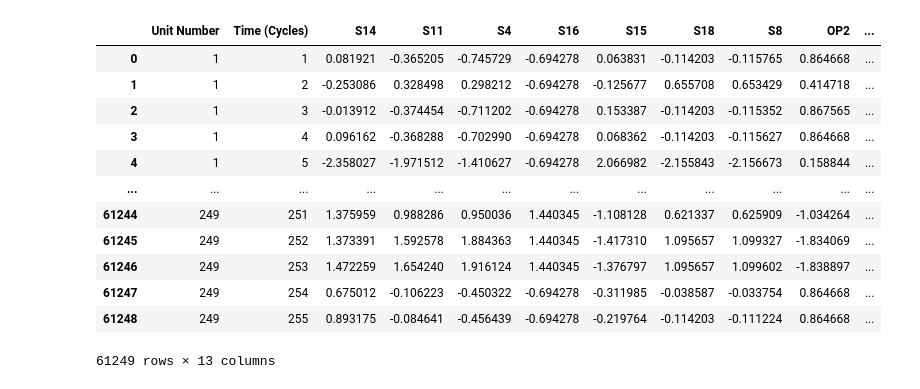
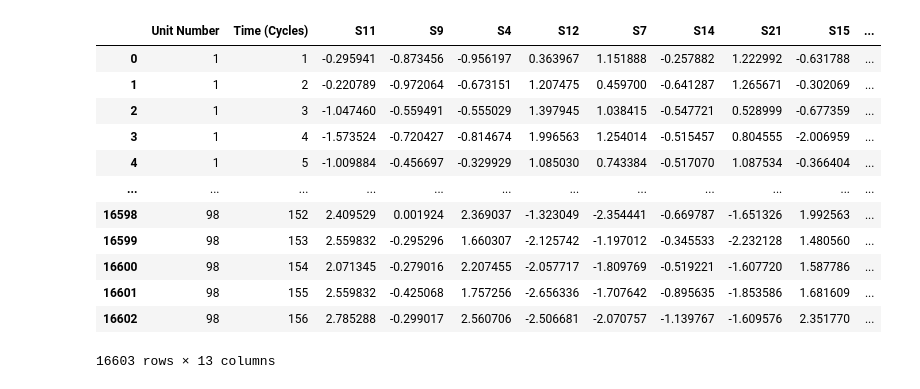
Before and after one commit to Lydia2000/MDS-Term-project, a Jupyter notebook: test.ipynb, the cells around one changed output. Drawn from its saved outputs; the diff is of its cells as text; code cells hidden in the pictures.

```diff
--- a/test.ipynb
+++ b/test.ipynb
@@ -1,9 +1,6 @@
 # %%
-from preprocessing_pca import fit_pca
-from data_helpers import DataHolder
+from data_helpers import fit_pca
 
-data = DataHolder()
-train_datasets, test_datasets, expected_RUL_datasets = data.get()
-
-feature = fit_pca(train_datasets, test_datasets, expected_RUL_datasets)
-train_datasets, test_datasets, expected_RUL_datasets = feature.result_df()
+feature = fit_pca()
+train_datasets, validation_datasets, test_datasets, expected_RUL_datasets = feature.result_df()
+train_datasets[0]
@@ -52,9 +79,6 @@ test_datasets[3]
 # %%
-from data_helpers import DataHolder
-from preprocessing_ElasticNet import fit_ElasticNet
+from data_helpers import fit_ElasticNet
 
-data = DataHolder()
-train_datasets, test_datasets, expected_RUL_datasets = data.get()
-
-feature = fit_ElasticNet(train_datasets, test_datasets, expected_RUL_datasets)
-train_datasets, test_datasets, expected_RUL_datasets = feature.result_df()
+feature = fit_ElasticNet()
+train_datasets, validation_datasets, test_datasets, expected_RUL_datasets = feature.result_df()
+train_datasets[0]
@@ -62,18 +100,18 @@ train_datasets, test_datasets, expected_RUL_datasets = feature.result_df()
 for i in range(4):
     train_datasets[i] = Calculate_RUL(train_datasets[i])
 # %%
-train_datasets[3]
+train_datasets[0]
 # %% [output]
-|  | Unit Number | Time (Cycles) | S14 | S11 | S4 | S16 | S15 | S18 | S8 | OP2 | ... |
-| 0 | 1 | 1 | 0.081921 | -0.365205 | -0.745729 | -0.694278 | 0.063831 | -0.114203 | -0.115765 | 0.864668 | ... |
-| 1 | 1 | 2 | -0.253086 | 0.328498 | 0.298212 | -0.694278 | -0.125677 | 0.655708 | 0.653429 | 0.414718 | ... |
-| 2 | 1 | 3 | -0.013912 | -0.374454 | -0.711202 | -0.694278 | 0.153387 | -0.114203 | -0.115352 | 0.867565 | ... |
-| 3 | 1 | 4 | 0.096162 | -0.368288 | -0.702990 | -0.694278 | 0.068362 | -0.114203 | -0.115627 | 0.864668 | ... |
-| 4 | 1 | 5 | -2.358027 | -1.971512 | -1.410627 | -0.694278 | 2.066982 | -2.155843 | -2.156673 | 0.158844 | ... |
+|  | Unit Number | Time (Cycles) | S11 | S9 | S4 | S12 | S7 | S14 | S21 | S15 | ... |
+| 0 | 1 | 1 | -0.295941 | -0.873456 | -0.956197 | 0.363967 | 1.151888 | -0.257882 | 1.222992 | -0.631788 | ... |
+| 1 | 1 | 2 | -0.220789 | -0.972064 | -0.673151 | 1.207475 | 0.459700 | -0.641287 | 1.265671 | -0.302069 | ... |
+| 2 | 1 | 3 | -1.047460 | -0.559491 | -0.555029 | 1.397945 | 1.038415 | -0.547721 | 0.528999 | -0.677359 | ... |
+| 3 | 1 | 4 | -1.573524 | -0.720427 | -0.814674 | 1.996563 | 1.254014 | -0.515457 | 0.804555 | -2.006959 | ... |
+| 4 | 1 | 5 | -1.009884 | -0.456697 | -0.329929 | 1.085030 | 0.743384 | -0.517070 | 1.087534 | -0.366404 | ... |
 | ... | ... | ... | ... | ... | ... | ... | ... | ... | ... | ... | ... |
-| 61244 | 249 | 251 | 1.375959 | 0.988286 | 0.950036 | 1.440345 | -1.108128 | 0.621337 | 0.625909 | -1.034264 | ... |
-| 61245 | 249 | 252 | 1.373391 | 1.592578 | 1.884363 | 1.440345 | -1.417310 | 1.095657 | 1.099327 | -1.834069 | ... |
-| 61246 | 249 | 253 | 1.472259 | 1.654240 | 1.916124 | 1.440345 | -1.376797 | 1.095657 | 1.099602 | -1.838897 | ... |
-| 61247 | 249 | 254 | 0.675012 | -0.106223 | -0.450322 | -0.694278 | -0.311985 | -0.038587 | -0.033754 | 0.864668 | ... |
-| 61248 | 249 | 255 | 0.893175 | -0.084641 | -0.456439 | -0.694278 | -0.219764 | -0.114203 | -0.111224 | 0.864668 | ... |
+| 16598 | 98 | 152 | 2.409529 | 0.001924 | 2.369037 | -1.323049 | -2.354441 | -0.669787 | -1.651326 | 1.992563 | ... |
+| 16599 | 98 | 153 | 2.559832 | -0.295296 | 1.660307 | -2.125742 | -1.197012 | -0.345533 | -2.232128 | 1.480560 | ... |
+| 16600 | 98 | 154 | 2.071345 | -0.279016 | 2.207455 | -2.057717 | -1.809769 | -0.519221 | -1.607720 | 1.587786 | ... |
+| 16601 | 98 | 155 | 2.559832 | -0.425068 | 1.757256 | -2.656336 | -1.707642 | -0.895635 | -1.853586 | 1.681609 | ... |
+| 16602 | 98 | 156 | 2.785288 | -0.299017 | 2.560706 | -2.506681 | -2.070757 | -1.139767 | -1.609576 | 2.351770 | ... |
-61249 rows × 13 columns
+16603 rows × 13 columns
```
Also changed, not shown: parts of 7 cells of this notebook.
